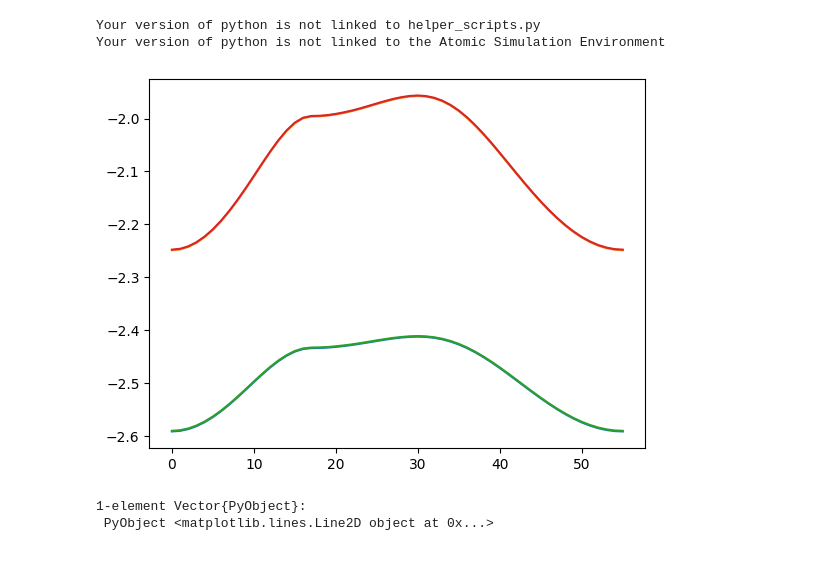
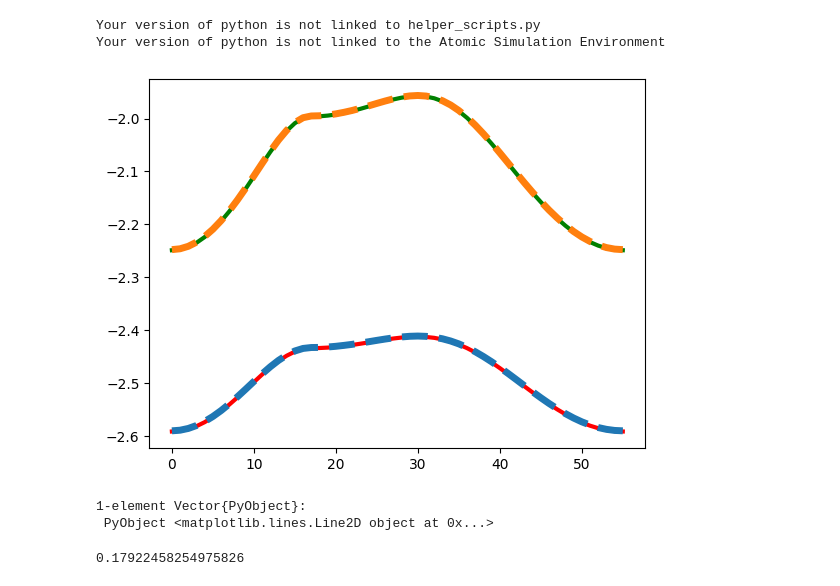
Before and after one commit to AliGhorashiCMT/Plasmons_Paper, a Jupyter notebook: Moire_Figs/Moire13_with_Alkali/Sodium/plasmons/Analyze.ipynb, the cells around one changed output. Saved outputs shown, nothing was run; the diff lists cells and outputs as text; code cells hidden in the pictures.

```diff
--- a/Moire_Figs/Moire13_with_Alkali/Sodium/plasmons/Analyze.ipynb
+++ b/Moire_Figs/Moire13_with_Alkali/Sodium/plasmons/Analyze.ipynb
@@ -19,11 +19,15 @@ bands = np.reshape(np.fromfile("Na-bands-0.289.eigenvals"), (112, -1))*27.2
 bandsup = bands[1:56, :]
 bandsdn = bands[57:end, :];
 # %%
-plotwannierbands(Hwannierup, cellmapup, 1)
-plotwannierbands(Hwannierdn, cellmapdn, 1)
-plot(bandsup[:, 109])
-plot(bandsdn[:, 109])
+plotwannierbands(Hwannierup, cellmapup, 1, linewidth=3, color="red")
+plotwannierbands(Hwannierdn, cellmapdn, 1, linewidth=3, color="green")
+plot(bandsup[:, 109], linestyle="dashed", linewidth=5)
+plot(bandsdn[:, 109], linestyle="dashed", linewidth=5)
 # %% [output]
-[figure, old version]
+[figure, new version]
 1-element Vector{PyObject}:
  PyObject <matplotlib.lines.Line2D object at 0x...>
+# %%
+maximum(bandsup[:, 109]) - minimum(bandsup[:, 109])
+# %% [output]
+0.17922458254975826
```
Also changed, not shown: parts of 7 cells of this notebook.
